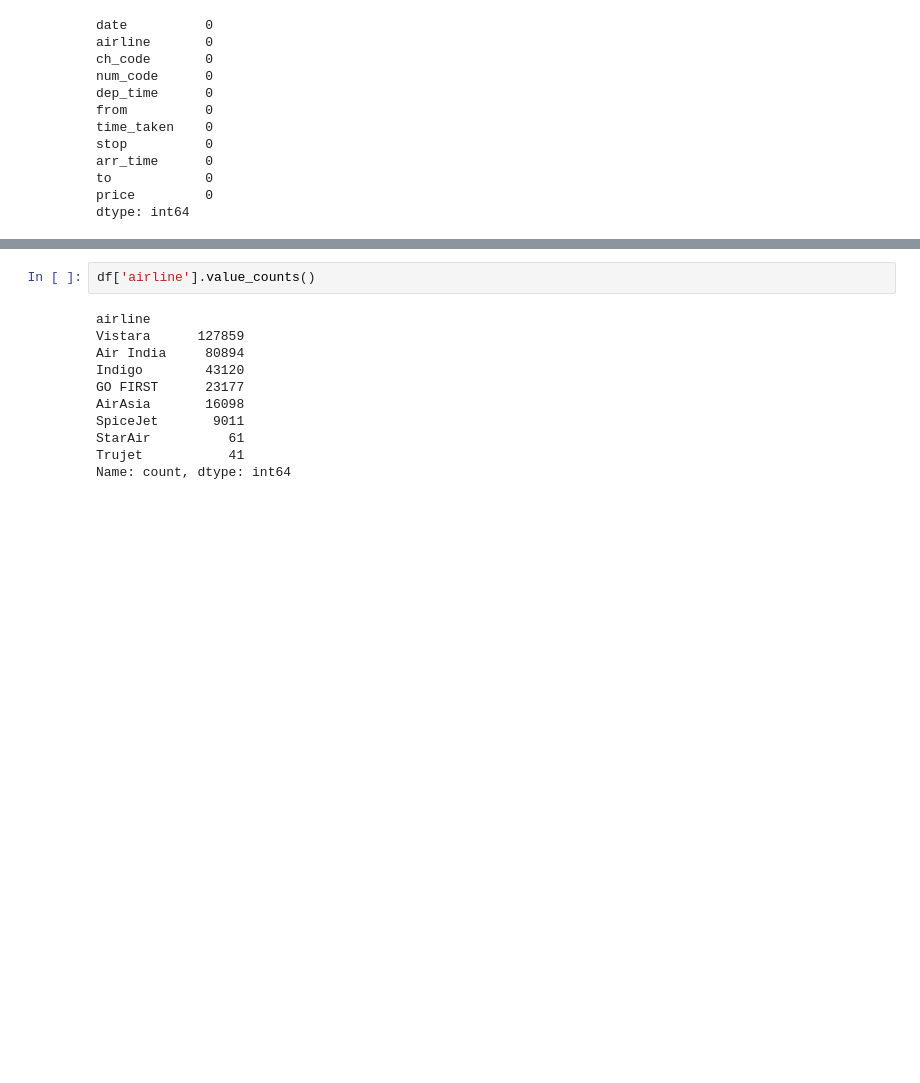
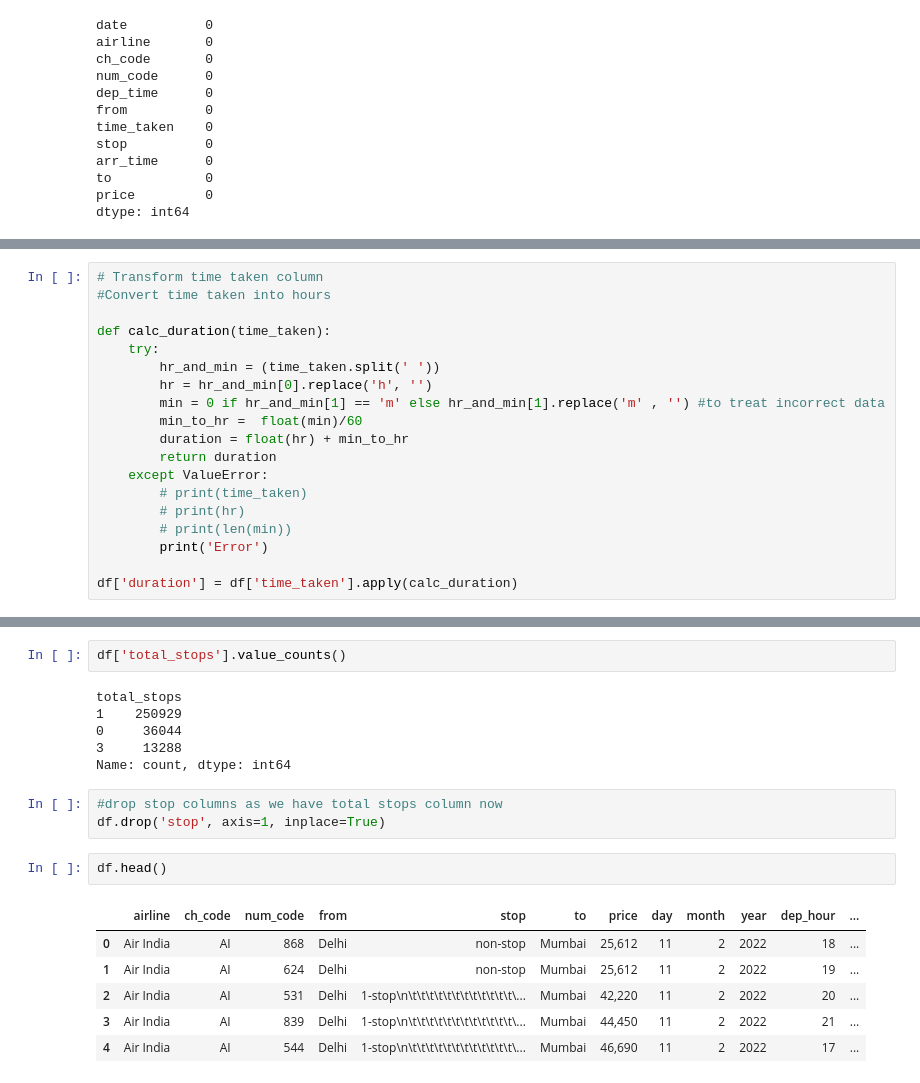
Before and after one commit to agrajnema/EDA, a Jupyter notebook: FlightPricePrediction/flight_prediction_eda.ipynb, the cells around one changed output, grey strips where cells are left out. Cells and saved outputs as stored; diff of their text form; blank space fills up the shorter version.

```diff
--- a/FlightPricePrediction/flight_prediction_eda.ipynb
+++ b/FlightPricePrediction/flight_prediction_eda.ipynb
@@ -64,0 +164,19 @@ dtype: int64
+# %%
+# Transform time taken column
+#Convert time taken into hours
+
+def calc_duration(time_taken):
+    try:
+        hr_and_min = (time_taken.split(' '))
+        hr = hr_and_min[0].replace('h', '')
+        min = 0 if hr_and_min[1] == 'm' else hr_and_min[1].replace('m' , '') #to treat incorrect data
+        min_to_hr =  float(min)/60
+        duration = float(hr) + min_to_hr
+        return duration
+    except ValueError:
+        # print(time_taken)
+        # print(hr)
+        # print(len(min))
+        print('Error')
+
+df['duration'] = df['time_taken'].apply(calc_duration)
@@ -65,13 +224,20 @@ dtype: int64
 # %%
-df['airline'].value_counts()
+df['total_stops'].value_counts()
 # %% [output]
-airline
-Vistara      127859
-Air India     80894
-Indigo        43120
-GO FIRST      23177
-AirAsia       16098
-SpiceJet       9011
-StarAir          61
-Trujet           41
+total_stops
+1    250929
+0     36044
+3     13288
 Name: count, dtype: int64
+# %%
+#drop stop columns as we have total stops column now
+df.drop('stop', axis=1, inplace=True)
+# %%
+df.head()
+# %% [output]
+|  | airline | ch_code | num_code | from | stop | to | price | day | month | year | dep_hour | ... |
+| 0 | Air India | AI | 868 | Delhi | non-stop | Mumbai | 25,612 | 11 | 2 | 2022 | 18 | ... |
+| 1 | Air India | AI | 624 | Delhi | non-stop | Mumbai | 25,612 | 11 | 2 | 2022 | 19 | ... |
+| 2 | Air India | AI | 531 | Delhi | 1-stop\n\t\t\t\t\t\t\t\t\t\t\t\t\... | Mumbai | 42,220 | 11 | 2 | 2022 | 20 | ... |
+| 3 | Air India | AI | 839 | Delhi | 1-stop\n\t\t\t\t\t\t\t\t\t\t\t\t\... | Mumbai | 44,450 | 11 | 2 | 2022 | 21 | ... |
+| 4 | Air India | AI | 544 | Delhi | 1-stop\n\t\t\t\t\t\t\t\t\t\t\t\t\... | Mumbai | 46,690 | 11 | 2 | 2022 | 17 | ... |
```
Also changed, not shown: parts of 19 cells of this notebook.
